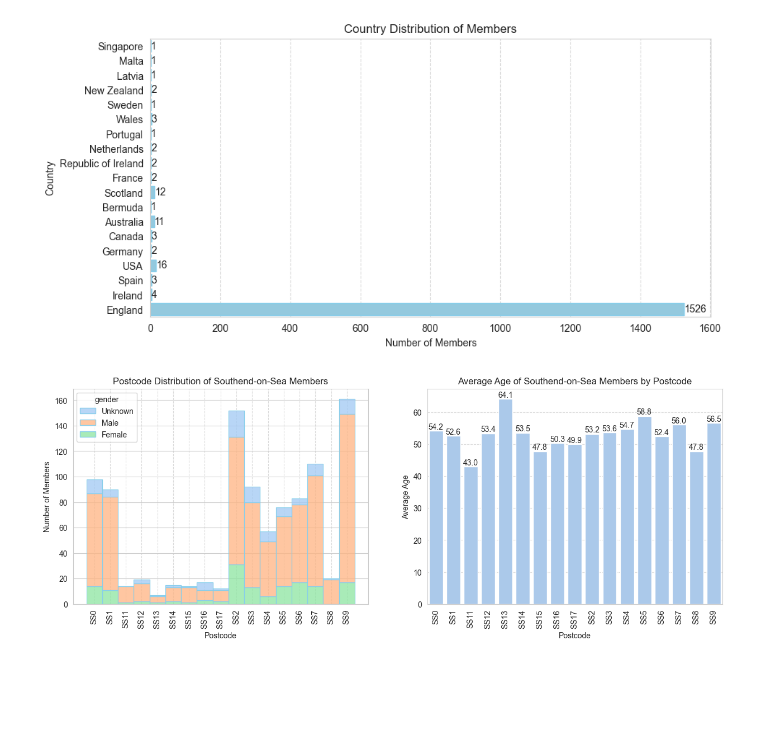
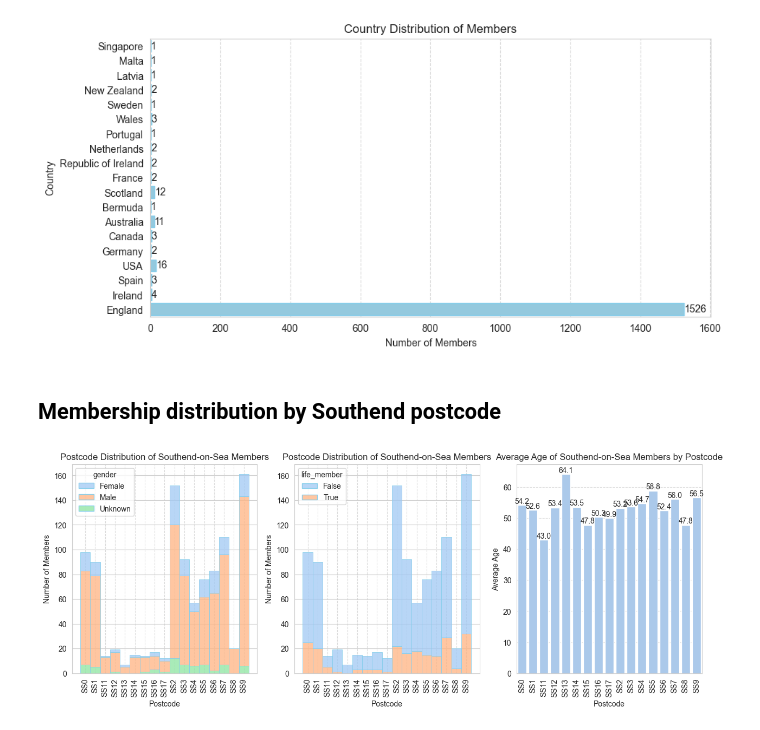
Before and after one commit to c-m-hunt/shrimpers-trust, a Jupyter notebook: member-report/notebooks/member_report.ipynb, the cells around one changed output. Saved outputs shown, nothing was run; the diff lists cells and outputs as text; code cells hidden in the pictures; blank space fills up the shorter version.

```diff
--- a/member-report/notebooks/member_report.ipynb
+++ b/member-report/notebooks/member_report.ipynb
@@ -103,12 +127,15 @@ gmap.heatmap(
 
 # Not displayed because of private data
 gmap.draw('members.html')
+# %% [markdown]
+## Membership distribution by Southend postcode
 # %%
 from members.charts.location import plot_southend_postcode_distribution, plot_southend_postcode_average_age
 
-fig, (ax1, ax2) = plt.subplots(1, 2)
+fig, (ax1, ax2, ax3) = plt.subplots(1, 3)
 plot_southend_postcode_distribution(ax1, members)
-plot_southend_postcode_average_age(ax2, members)
+plot_southend_postcode_distribution(ax2, members, hue="life_member")
+plot_southend_postcode_average_age(ax3, members)
 fig.set_size_inches(15, 5)
 # %% [output]
-[figure, old version]
+[figure, new version]
```
Also changed, not shown: parts of 6 cells of this notebook, 1 other file.
